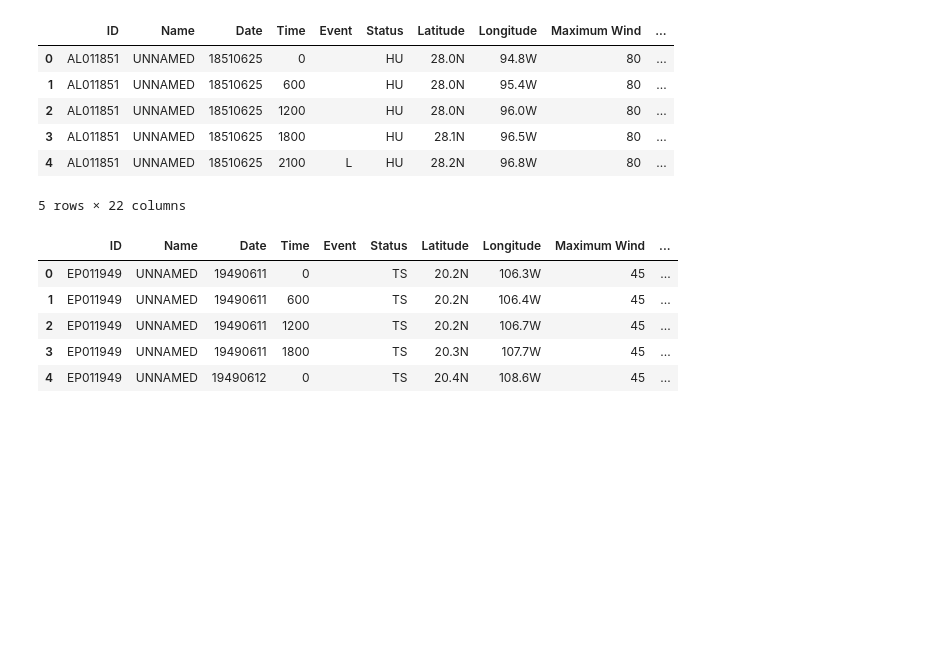
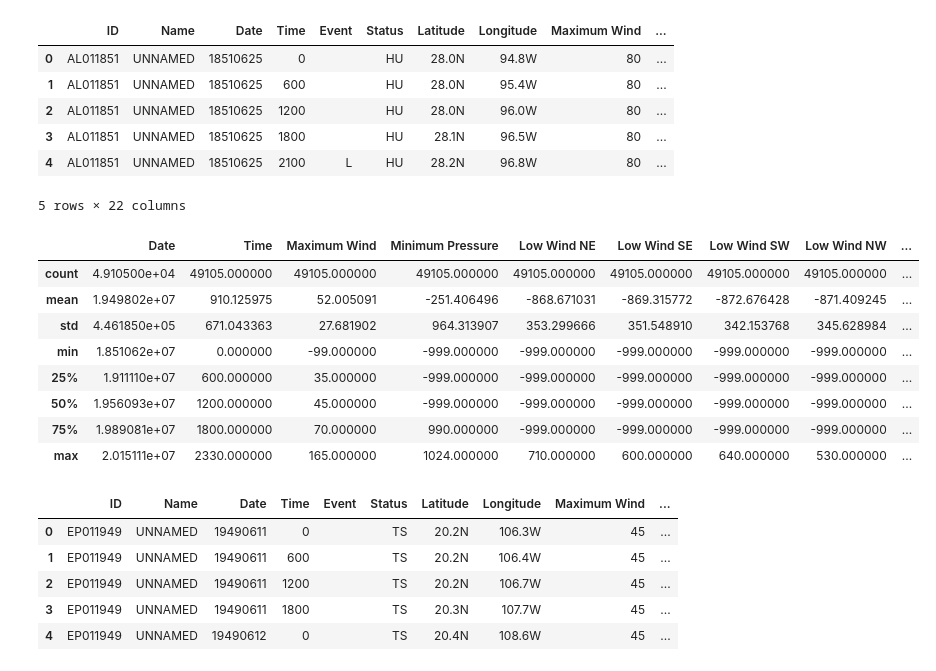
Before and after one commit to DanielBrechner/hurrdat_co2, a Jupyter notebook: hurr_explore.ipynb, the cells around one changed output. Drawn from its saved outputs; the diff is of its cells as text; code cells hidden in the pictures; blank space fills up the shorter version.

```diff
--- a/hurr_explore.ipynb
+++ b/hurr_explore.ipynb
@@ -14,6 +15,18 @@ atlantic.head()
 | 3 | AL011851 | UNNAMED | 18510625 | 1800 |  | HU | 28.1N | 96.5W | 80 | ... |
 | 4 | AL011851 | UNNAMED | 18510625 | 2100 | L | HU | 28.2N | 96.8W | 80 | ... |
 5 rows × 22 columns
+# %%
+atlantic.describe()
+# %% [output]
+|  | Date | Time | Maximum Wind | Minimum Pressure | Low Wind NE | Low Wind SE | Low Wind SW | Low Wind NW | ... |
+| count | 4.910500e+04 | 49105.000000 | 49105.000000 | 49105.000000 | 49105.000000 | 49105.000000 | 49105.000000 | 49105.000000 | ... |
+| mean | 1.949802e+07 | 910.125975 | 52.005091 | -251.406496 | -868.671031 | -869.315772 | -872.676428 | -871.409245 | ... |
+| std | 4.461850e+05 | 671.043363 | 27.681902 | 964.313907 | 353.299666 | 351.548910 | 342.153768 | 345.628984 | ... |
+| min | 1.851062e+07 | 0.000000 | -99.000000 | -999.000000 | -999.000000 | -999.000000 | -999.000000 | -999.000000 | ... |
+| 25% | 1.911110e+07 | 600.000000 | 35.000000 | -999.000000 | -999.000000 | -999.000000 | -999.000000 | -999.000000 | ... |
+| 50% | 1.956093e+07 | 1200.000000 | 45.000000 | -999.000000 | -999.000000 | -999.000000 | -999.000000 | -999.000000 | ... |
+| 75% | 1.989081e+07 | 1800.000000 | 70.000000 | 990.000000 | -999.000000 | -999.000000 | -999.000000 | -999.000000 | ... |
+| max | 2.015111e+07 | 2330.000000 | 165.000000 | 1024.000000 | 710.000000 | 600.000000 | 640.000000 | 530.000000 | ... |
 # %%
 pacific = pd.read_csv('/Users/danielbrechner/hurrdat_co2/assets/pacific.csv')
 pacific.head()
```
Also changed, not shown: parts of 12 cells of this notebook.
